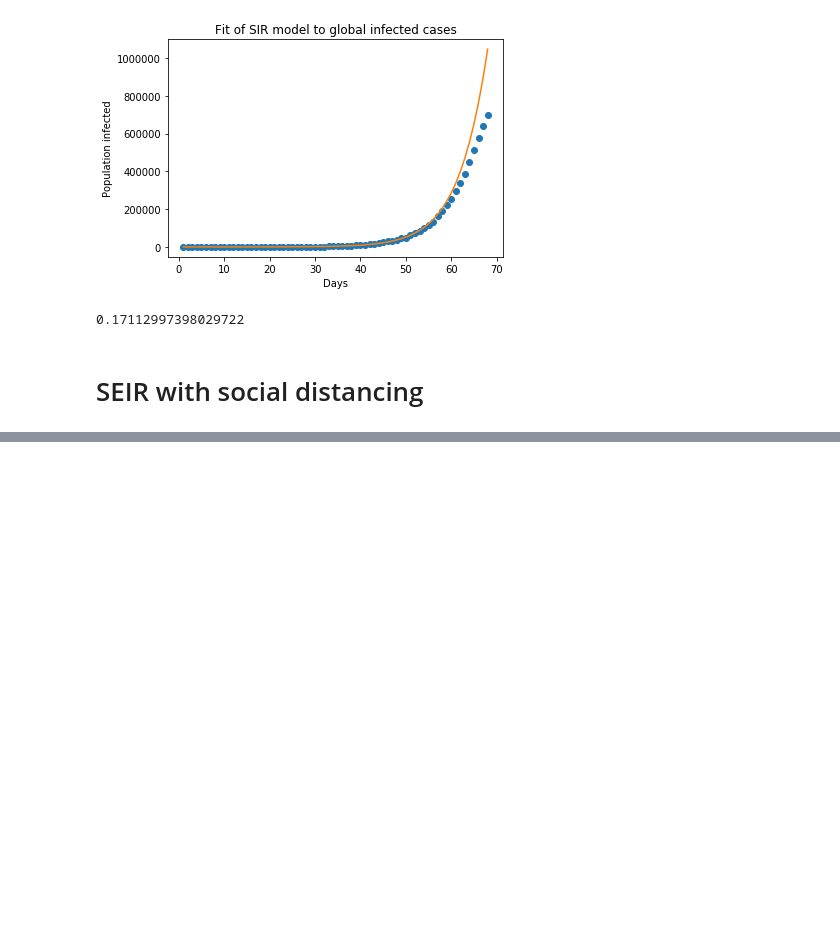
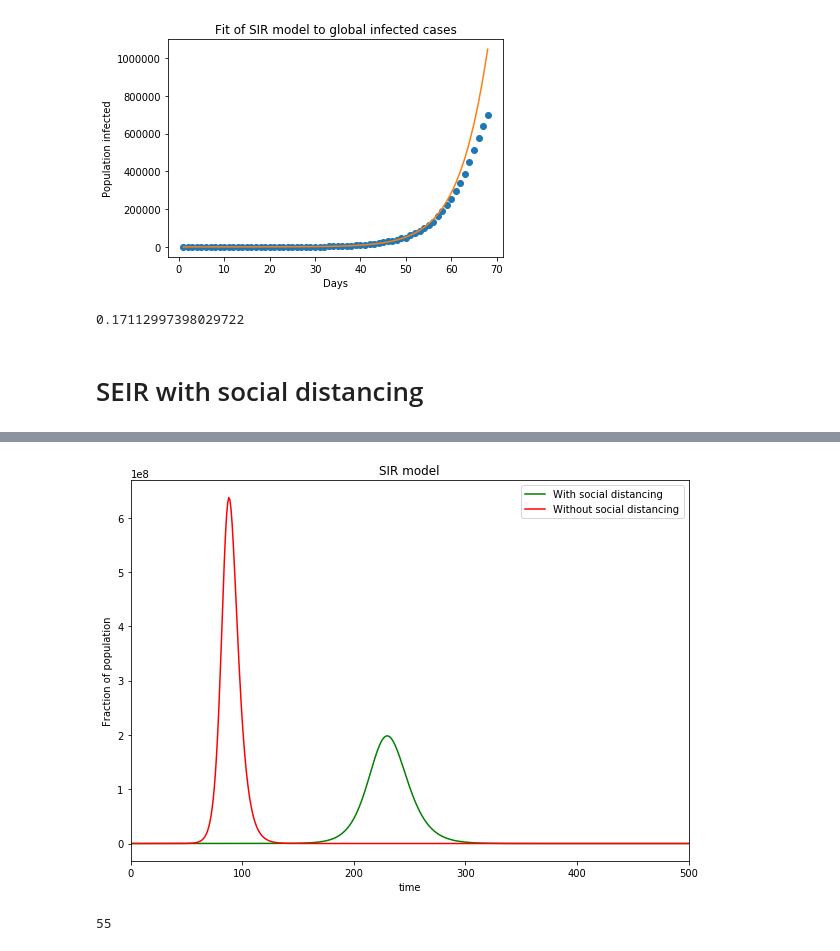
Before and after one commit to Aveek-Saha/CovidAnalysis, a Jupyter notebook: Epidemiology_modeling .ipynb, the cells around one changed output, grey strips where cells are left out. Drawn from its saved outputs; the diff is of its cells as text; code cells hidden in the pictures; blank space fills up the shorter version.

```diff
--- a/Epidemiology_modeling .ipynb
+++ b/Epidemiology_modeling .ipynb
@@ -846,0 +885,34 @@ print(rmsle)
+# %%
+def deriv1(y, t, N, beta, gamma, sigma):
+    S, E, I, R = y
+    dSdt = (-beta * S * I) / N
+    dEdt = ((beta * S * I) / N) - (sigma * E)
+    dIdt = (sigma * E) - (gamma * I)
+    dRdt = gamma * I
+    return dSdt, dEdt, dIdt, dRdt
+# %%
+y0 = S0, E0, I0, R0
+# Integrate the SIR equations over the time grid, t.
+ret1 = odeint(deriv1, y0, [i for i in range(1000)], args=(N, beta, gamma, sigma))
+
+S1, E1, I1, R1 = ret1.T
+# %%
+f = plt.figure(figsize=(10,7))
+# plt.plot(S, 'b', label='susceptible');
+plt.plot(I, 'g', label='With social distancing');
+plt.plot(I1, 'r', label='Without social distancing');
+# plt.plot(R, 'c', label='recovered/deceased');
+plt.title("SIR model")
+plt.xlabel("time", fontsize=10);
+plt.ylabel("Fraction of population", fontsize=10);
+plt.legend(loc='best')
+plt.xlim(0,500)
+plt.show()
+# %% [output]
+[figure, added]
+# %%
+train = 0.8
+index = math.ceil(train * len(df['Confirmed'].values))
+index
+# %% [output]
+55
```
Also changed, not shown: parts of 20 cells of this notebook.
